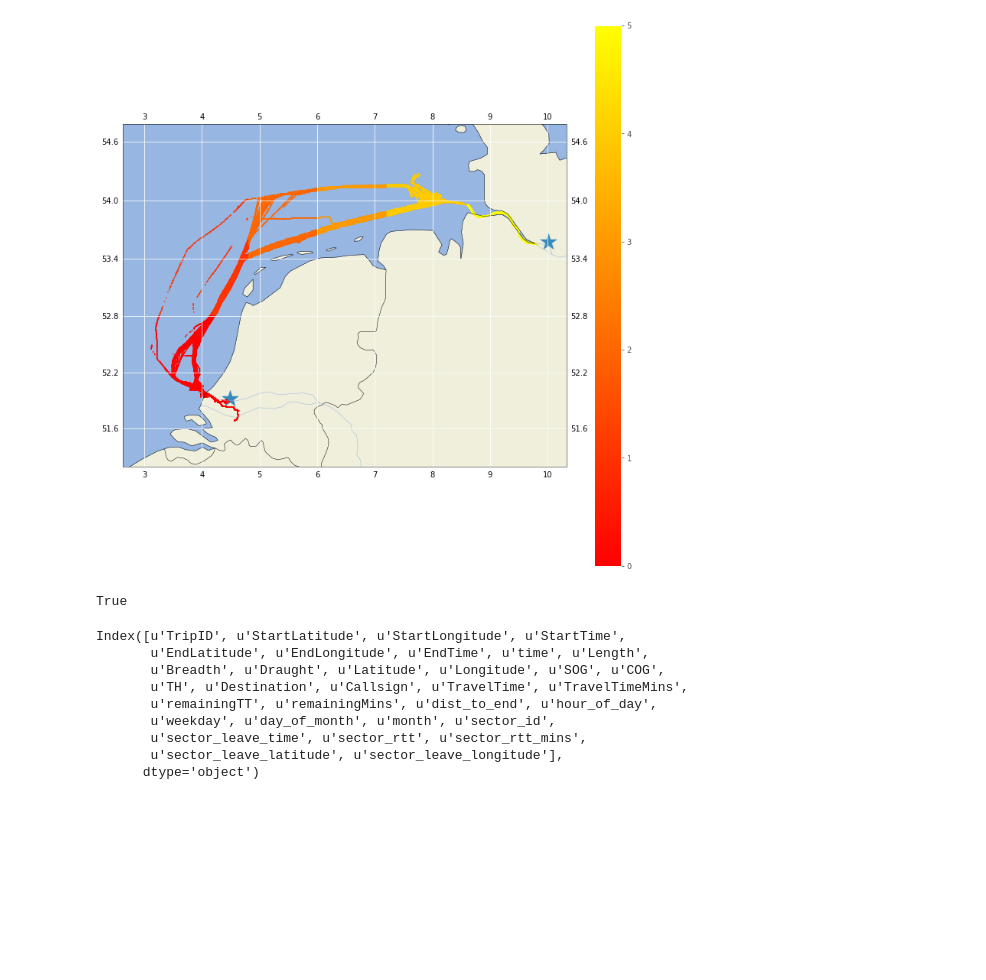
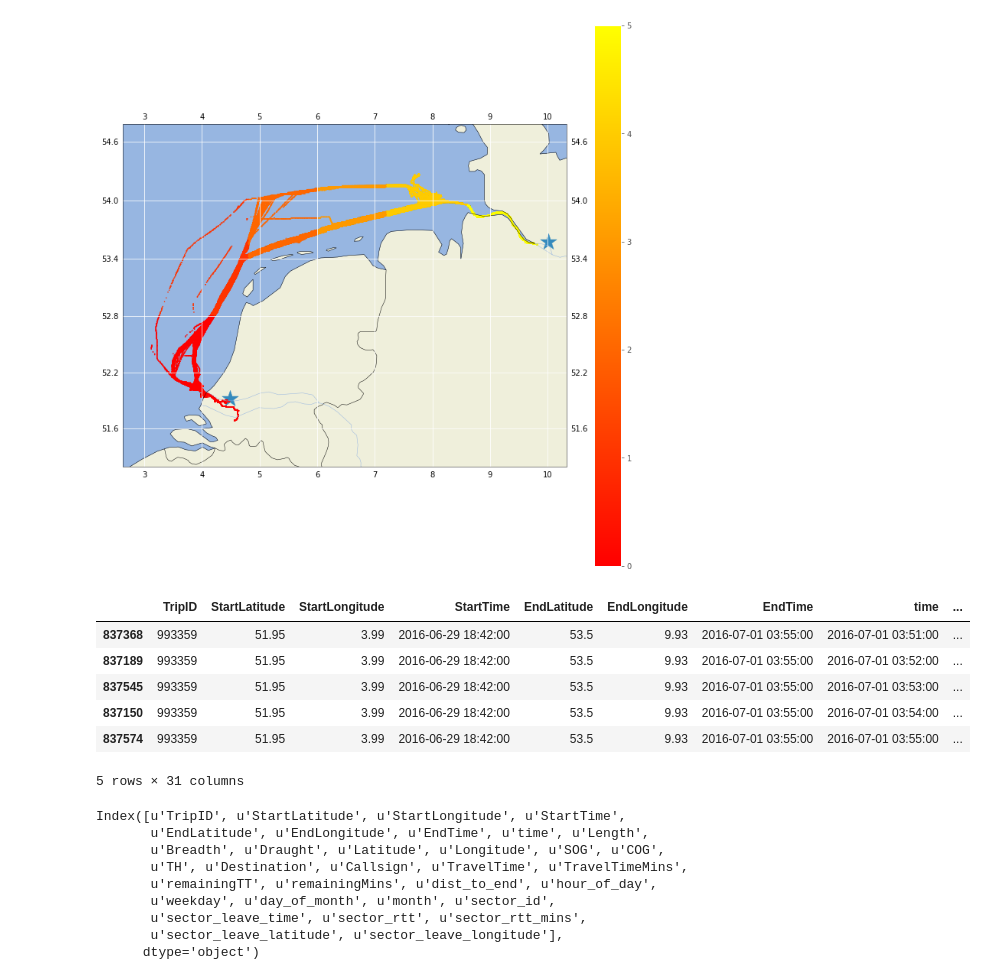
Before and after one commit to jank324/ais-predictor, a Jupyter notebook: data/filter ROT-HAM data.ipynb, the cells around one changed output. Saved outputs shown, nothing was run; the diff lists cells and outputs as text; code cells hidden in the pictures; blank space fills up the shorter version.

Commit message:
Latitude, Longitude und time an Sektorgrenzen berechnet

```diff
--- a/data/filter ROT-HAM data.ipynb
+++ b/data/filter ROT-HAM data.ipynb
@@ -204,12 +204,56 @@ ais_sectors.loc[ais_sectors['Longitude'] > 8.6, 'sector_id'] = '5'
 #aismap.col_plot_to_map(size = (13, 13), longitude = ais_sectors['Longitude'], latitude = ais_sectors['Latitude'], col = ais_sectors['sector_id'])
 # %% [output]
 [figure]
-# %%
-ais_secleav = ais_sectors.copy()
-
-ais_secleav.groupby(['TripID', 'sector_id'])
-# %% [output]
-True
+# %%
+ais_secleav = ais_sectors.copy()
+ais_secleav = ais_secleav.sort_values('time')
+
+ais_secleav['next_lat'] = ais_secleav.groupby('TripID')['Latitude'].shift(-1)
+ais_secleav['next_lon'] = ais_secleav.groupby('TripID')['Longitude'].shift(-1)
+ais_secleav['next_time'] = ais_secleav.groupby('TripID')['time'].shift(-1)
+ais_secleav['next_sector_id'] = ais_secleav.groupby('TripID')['sector_id'].shift(-1)
+ais_secleav = ais_secleav.sort_values(['TripID', 'time'])
+ais_secleav['next_trip_id'] = ais_secleav['TripID'].shift(-1)
+
+lasts = ais_secleav[(ais_secleav['TripID'] == ais_secleav['next_trip_id']) & (ais_secleav['sector_id'] != ais_secleav['next_sector_id'])]
+
+lasts.loc[lasts['sector_id'] == '0', 'sector_leave_lat'] = 52.8
+lasts.loc[lasts['sector_id'] == '1', 'sector_leave_lon'] = 4.8
+lasts.loc[lasts['sector_id'] == '2', 'sector_leave_lon'] = 6.0
+lasts.loc[lasts['sector_id'] == '3', 'sector_leave_lon'] = 7.2
+lasts.loc[lasts['sector_id'] == '4', 'sector_leave_lon'] = 8.6
+
+lasts.loc[lasts['sector_id'] == '0', 'sector_leave_lon'] = lasts.loc[lasts['sector_id'] == '0', 'Longitude'] + ((lasts.loc[lasts['sector_id'] == '0', 'sector_leave_lat'] - lasts.loc[lasts['sector_id'] == '0', 'Latitude']) / (lasts.loc[lasts['sector_id'] == '0', 'next_lat'] - lasts.loc[lasts['sector_id'] == '0', 'Latitude'])) * (lasts.loc[lasts['sector_id'] == '0', 'next_lat'] - lasts.loc[lasts['sector_id'] == '0', 'Latitude'])
+lasts.loc[lasts['sector_id'] == '1', 'sector_leave_lat'] = lasts.loc[lasts['sector_id'] == '1', 'Latitude'] + ((lasts.loc[lasts['sector_id'] == '1', 'sector_leave_lon'] - lasts.loc[lasts['sector_id'] == '1', 'Longitude']) / (lasts.loc[lasts['sector_id'] == '1', 'next_lon'] - lasts.loc[lasts['sector_id'] == '1', 'Longitude'])) * (lasts.loc[lasts['sector_id'] == '1', 'next_lon'] - lasts.loc[lasts['sector_id'] == '1', 'Longitude'])
+lasts.loc[lasts['sector_id'] == '2', 'sector_leave_lat'] = lasts.loc[lasts['sector_id'] == '2', 'Latitude'] + ((lasts.loc[lasts['sector_id'] == '2', 'sector_leave_lon'] - lasts.loc[lasts['sector_id'] == '2', 'Longitude']) / (lasts.loc[lasts['sector_id'] == '2', 'next_lon'] - lasts.loc[lasts['sector_id'] == '2', 'Longitude'])) * (lasts.loc[lasts['sector_id'] == '2', 'next_lon'] - lasts.loc[lasts['sector_id'] == '2', 'Longitude'])
+lasts.loc[lasts['sector_id'] == '3', 'sector_leave_lat'] = lasts.loc[lasts['sector_id'] == '3', 'Latitude'] + ((lasts.loc[lasts['sector_id'] == '3', 'sector_leave_lon'] - lasts.loc[lasts['sector_id'] == '3', 'Longitude']) / (lasts.loc[lasts['sector_id'] == '3', 'next_lon'] - lasts.loc[lasts['sector_id'] == '3', 'Longitude'])) * (lasts.loc[lasts['sector_id'] == '3', 'next_lon'] - lasts.loc[lasts['sector_id'] == '3', 'Longitude'])
+lasts.loc[lasts['sector_id'] == '4', 'sector_leave_lat'] = lasts.loc[lasts['sector_id'] == '4', 'Latitude'] + ((lasts.loc[lasts['sector_id'] == '4', 'sector_leave_lon'] - lasts.loc[lasts['sector_id'] == '4', 'Longitude']) / (lasts.loc[lasts['sector_id'] == '4', 'next_lon'] - lasts.loc[lasts['sector_id'] == '4', 'Longitude'])) * (lasts.loc[lasts['sector_id'] == '4', 'next_lon'] - lasts.loc[lasts['sector_id'] == '4', 'Longitude'])
+
+lasts.loc[lasts['sector_id'] == '0', 'sector_leave_time'] = lasts.loc[lasts['sector_id'] == '0', 'time'] + ((lasts.loc[lasts['sector_id'] == '0', 'sector_leave_lat'] - lasts.loc[lasts['sector_id'] == '0', 'Latitude']) / (lasts.loc[lasts['sector_id'] == '0', 'next_lat'] - lasts.loc[lasts['sector_id'] == '0', 'Latitude'])) * (lasts.loc[lasts['sector_id'] == '0', 'next_time'] - lasts.loc[lasts['sector_id'] == '0', 'time'])
+lasts.loc[lasts['sector_id'] == '1', 'sector_leave_time'] = lasts.loc[lasts['sector_id'] == '1', 'time'] + ((lasts.loc[lasts['sector_id'] == '1', 'sector_leave_lon'] - lasts.loc[lasts['sector_id'] == '1', 'Longitude']) / (lasts.loc[lasts['sector_id'] == '1', 'next_lon'] - lasts.loc[lasts['sector_id'] == '1', 'Longitude'])) * (lasts.loc[lasts['sector_id'] == '1', 'next_time'] - lasts.loc[lasts['sector_id'] == '1', 'time'])
+lasts.loc[lasts['sector_id'] == '2', 'sector_leave_time'] = lasts.loc[lasts['sector_id'] == '2', 'time'] + ((lasts.loc[lasts['sector_id'] == '2', 'sector_leave_lon'] - lasts.loc[lasts['sector_id'] == '2', 'Longitude']) / (lasts.loc[lasts['sector_id'] == '2', 'next_lon'] - lasts.loc[lasts['sector_id'] == '2', 'Longitude'])) * (lasts.loc[lasts['sector_id'] == '2', 'next_time'] - lasts.loc[lasts['sector_id'] == '2', 'time'])
+lasts.loc[lasts['sector_id'] == '3', 'sector_leave_time'] = lasts.loc[lasts['sector_id'] == '3', 'time'] + ((lasts.loc[lasts['sector_id'] == '3', 'sector_leave_lon'] - lasts.loc[lasts['sector_id'] == '3', 'Longitude']) / (lasts.loc[lasts['sector_id'] == '3', 'next_lon'] - lasts.loc[lasts['sector_id'] == '3', 'Longitude'])) * (lasts.loc[lasts['sector_id'] == '3', 'next_time'] - lasts.loc[lasts['sector_id'] == '3', 'time'])
+lasts.loc[lasts['sector_id'] == '4', 'sector_leave_time'] = lasts.loc[lasts['sector_id'] == '4', 'time'] + ((lasts.loc[lasts['sector_id'] == '4', 'sector_leave_lon'] - lasts.loc[lasts['sector_id'] == '4', 'Longitude']) / (lasts.loc[lasts['sector_id'] == '4', 'next_lon'] - lasts.loc[lasts['sector_id'] == '4', 'Longitude'])) * (lasts.loc[lasts['sector_id'] == '4', 'next_time'] - lasts.loc[lasts['sector_id'] == '4', 'time'])
+
+ais_secleav['sector_leave_lat'] = lasts['sector_leave_lat']
+ais_secleav['sector_leave_lon'] = lasts['sector_leave_lon']
+ais_secleav['sector_leave_time'] = lasts['sector_leave_time']
+
+ais_secleav['sector_leave_lat'] = ais_secleav.groupby(['TripID', 'sector_id'])['sector_leave_lat'].transform('last')
+ais_secleav['sector_leave_lon'] = ais_secleav.groupby(['TripID', 'sector_id'])['sector_leave_lon'].transform('last')
+ais_secleav['sector_leave_time'] = ais_secleav.groupby(['TripID', 'sector_id'])['sector_leave_time'].transform('last')
+
+ais_secleav = ais_secleav.drop(['next_lat', 'next_lon', 'next_time', 'next_sector_id', 'next_trip_id'], axis = 1)
+# %%
+ais_secleav.tail()
+# %% [output]
+|  | TripID | StartLatitude | StartLongitude | StartTime | EndLatitude | EndLongitude | EndTime | time | ... |
+| 837368 | 993359 | 51.95 | 3.99 | 2016-06-29 18:42:00 | 53.5 | 9.93 | 2016-07-01 03:55:00 | 2016-07-01 03:51:00 | ... |
+| 837189 | 993359 | 51.95 | 3.99 | 2016-06-29 18:42:00 | 53.5 | 9.93 | 2016-07-01 03:55:00 | 2016-07-01 03:52:00 | ... |
+| 837545 | 993359 | 51.95 | 3.99 | 2016-06-29 18:42:00 | 53.5 | 9.93 | 2016-07-01 03:55:00 | 2016-07-01 03:53:00 | ... |
+| 837150 | 993359 | 51.95 | 3.99 | 2016-06-29 18:42:00 | 53.5 | 9.93 | 2016-07-01 03:55:00 | 2016-07-01 03:54:00 | ... |
+| 837574 | 993359 | 51.95 | 3.99 | 2016-06-29 18:42:00 | 53.5 | 9.93 | 2016-07-01 03:55:00 | 2016-07-01 03:55:00 | ... |
+5 rows × 31 columns
 # %%
 ais_secleav.columns
 # %% [output]
```
